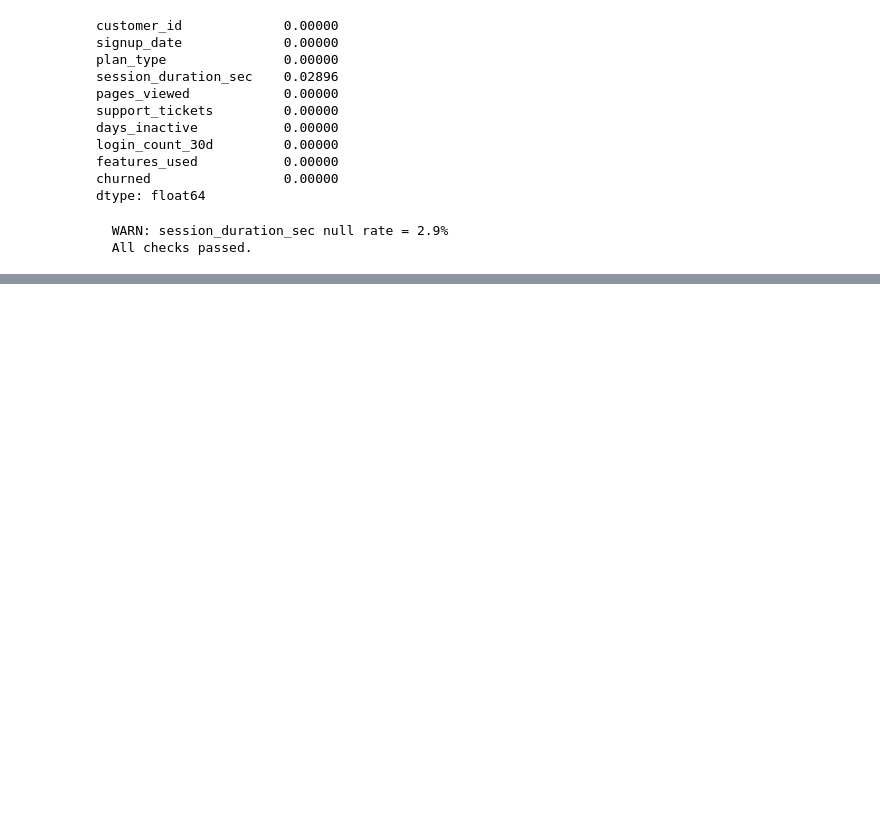
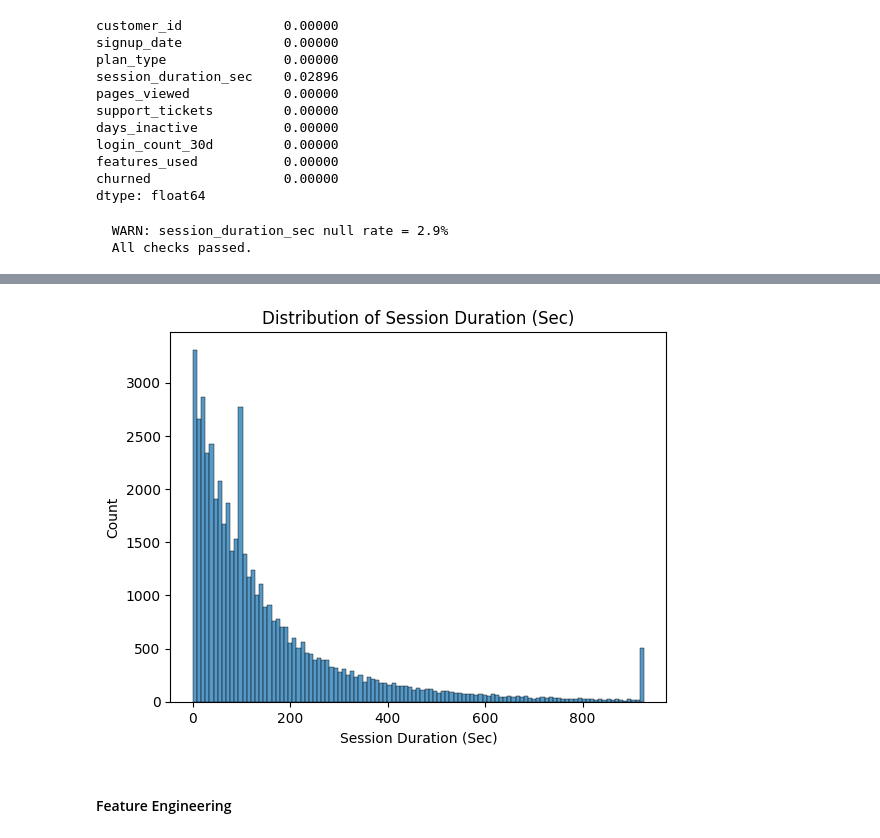
Before and after one commit to omogbolahan94/ChurnGuard-MLops-Customer-Retention-Pipeline, a Jupyter notebook: main.ipynb, the cells around one changed output, grey strips where cells are left out. Cells and saved outputs as stored; diff of their text form; code cells hidden in the pictures; blank space fills up the shorter version.

```diff
--- a/main.ipynb
+++ b/main.ipynb
@@ -171,0 +206,11 @@ else:
+# %%
+sns.histplot(df["session_duration_sec"], )
+
+plt.title("Distribution of Session Duration (Sec)")
+plt.xlabel("Session Duration (Sec)")
+
+plt.show()
+# %% [output]
+[figure, added]
+# %% [markdown]
+#### Feature Engineering
```
Also changed, not shown: parts of 6 cells of this notebook.
